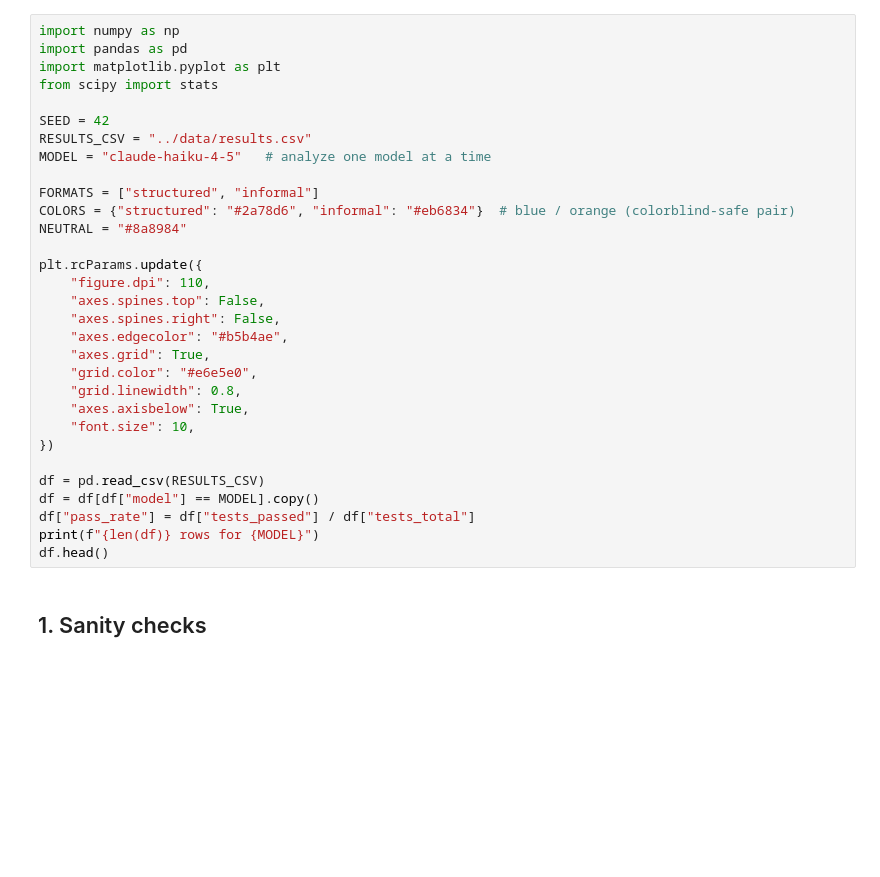
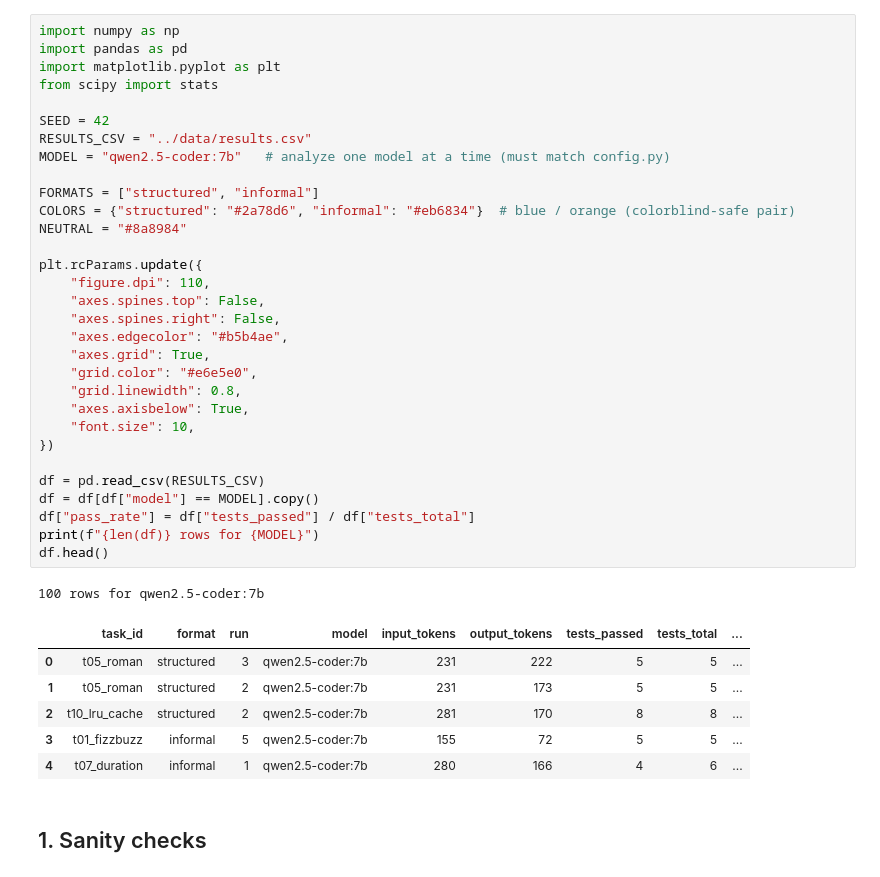
Before and after one commit to dodozai11/DSC180-proposal, a Jupyter notebook: notebooks/eda.ipynb, the cells around one changed output. Drawn from its saved outputs; the diff is of its cells as text; blank space fills up the shorter version.

```diff
--- a/notebooks/eda.ipynb
+++ b/notebooks/eda.ipynb
@@ -14,34 +14,42 @@
 # %%
 import numpy as np
 import pandas as pd
 import matplotlib.pyplot as plt
 from scipy import stats
 
 SEED = 42
 RESULTS_CSV = "../data/results.csv"
-MODEL = "claude-haiku-4-5"   # analyze one model at a time
+MODEL = "qwen2.5-coder:7b"   # analyze one model at a time (must match config.py)
 
 FORMATS = ["structured", "informal"]
 COLORS = {"structured": "#2a78d6", "informal": "#eb6834"}  # blue / orange (colorblind-safe pair)
 NEUTRAL = "#8a8984"
 
 plt.rcParams.update({
     "figure.dpi": 110,
     "axes.spines.top": False,
     "axes.spines.right": False,
     "axes.edgecolor": "#b5b4ae",
     "axes.grid": True,
     "grid.color": "#e6e5e0",
     "grid.linewidth": 0.8,
     "axes.axisbelow": True,
     "font.size": 10,
 })
 
 df = pd.read_csv(RESULTS_CSV)
 df = df[df["model"] == MODEL].copy()
 df["pass_rate"] = df["tests_passed"] / df["tests_total"]
 print(f"{len(df)} rows for {MODEL}")
 df.head()
+# %% [output]
+100 rows for qwen2.5-coder:7b
+|  | task_id | format | run | model | input_tokens | output_tokens | tests_passed | tests_total | ... |
+| 0 | t05_roman | structured | 3 | qwen2.5-coder:7b | 231 | 222 | 5 | 5 | ... |
+| 1 | t05_roman | structured | 2 | qwen2.5-coder:7b | 231 | 173 | 5 | 5 | ... |
+| 2 | t10_lru_cache | structured | 2 | qwen2.5-coder:7b | 281 | 170 | 8 | 8 | ... |
+| 3 | t01_fizzbuzz | informal | 5 | qwen2.5-coder:7b | 155 | 72 | 5 | 5 | ... |
+| 4 | t07_duration | informal | 1 | qwen2.5-coder:7b | 280 | 166 | 4 | 6 | ... |
 # %% [markdown]
 ## 1. Sanity checks
 # %%
```
Also changed, not shown: parts of 23 cells of this notebook, 9 other files.
